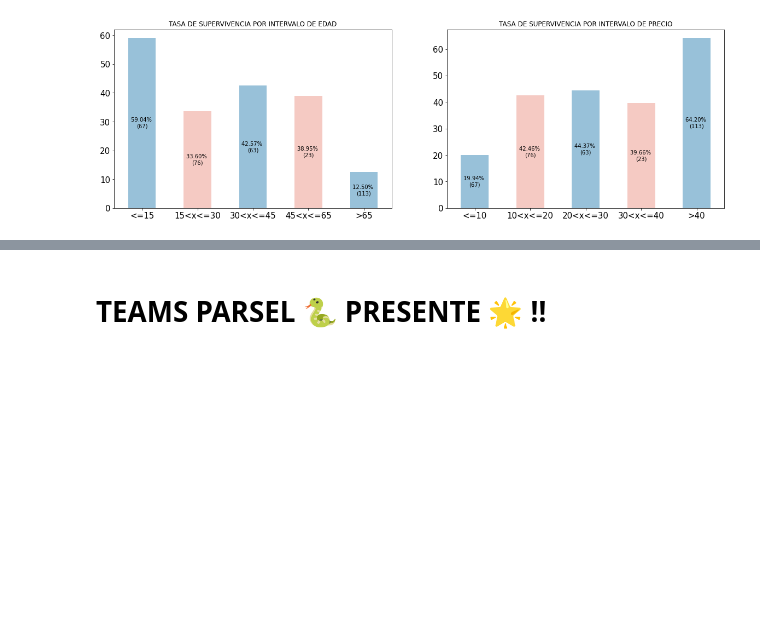
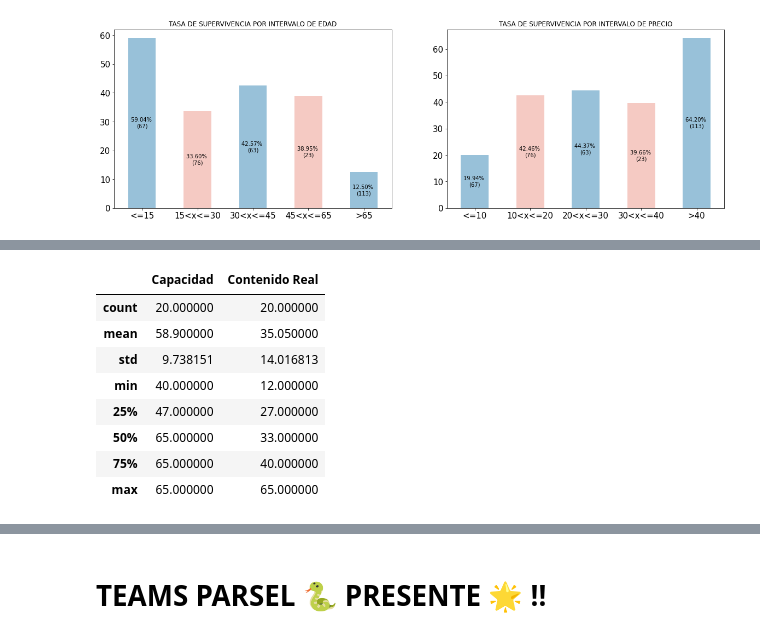
Before and after one commit to CristianAgredo/Reto-Titanic-Team-ParSel, a Jupyter notebook: titanic_machine_learning_from_disaster.ipynb, the cells around one changed output, grey strips where cells are left out. Cells and saved outputs as stored; diff of their text form; code cells hidden in the pictures; blank space fills up the shorter version.

```diff
--- a/titanic_machine_learning_from_disaster.ipynb
+++ b/titanic_machine_learning_from_disaster.ipynb
@@ -1047,0 +1081,18 @@ for path in ax.patches:
+# %%
+evacuacion_titanic.describe()
+
+# -- OBSERVACIONES
+#>> Contenido Real
+# - Las minimas personas que abordaron el bote fue de 12 personas (18% de su capacidad)
+# - Solo el 25% de los botes llevaron >= 40 personas
+# - Se tiene como media del contenido real de los que abordaron el bote 35 personas (53 de su capacidad)
+# %% [output]
+|  | Capacidad | Contenido Real |
+| count | 20.000000 | 20.000000 |
+| mean | 58.900000 | 35.050000 |
+| std | 9.738151 | 14.016813 |
+| min | 40.000000 | 12.000000 |
+| 25% | 47.000000 | 27.000000 |
+| 50% | 65.000000 | 33.000000 |
+| 75% | 65.000000 | 40.000000 |
+| max | 65.000000 | 65.000000 |
```
Also changed, not shown: parts of 8 cells of this notebook.
